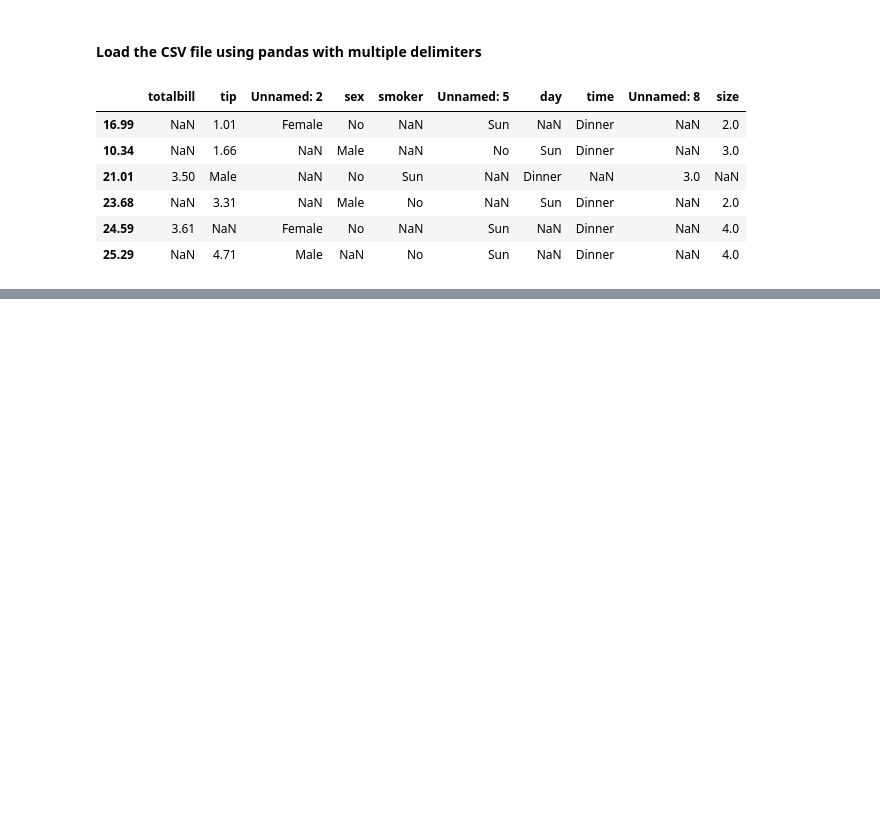
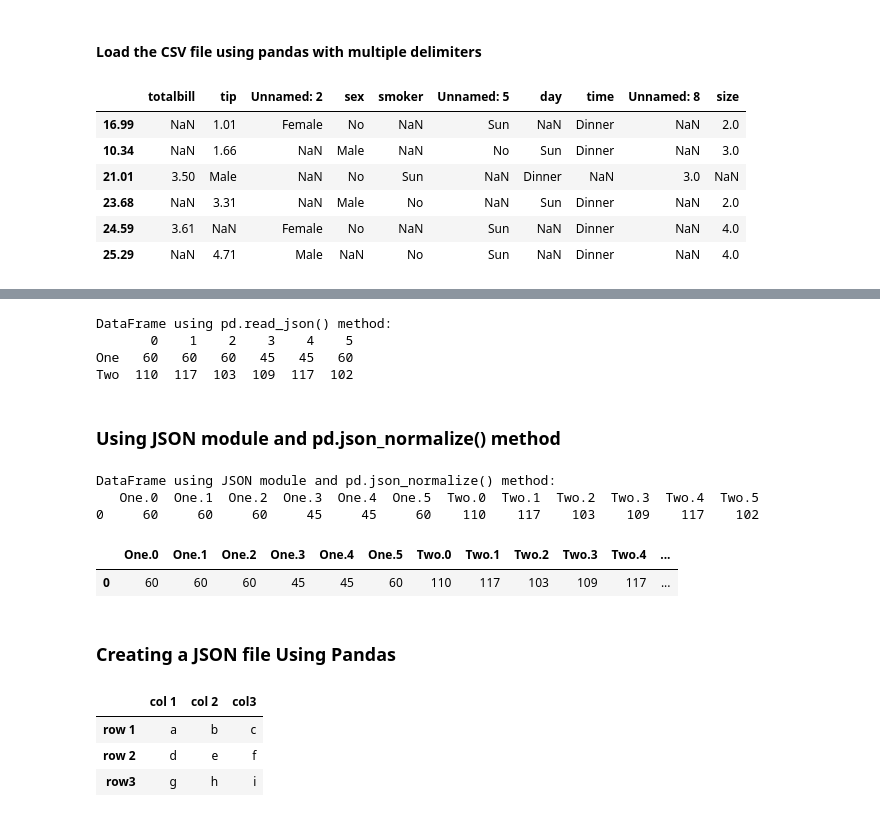
Before and after one commit to Artificial-Intelligence-Appo-Matrix/Python-Labs, a Jupyter notebook: Pandas_labs.ipynb, the cells around one changed output, grey strips where cells are left out. Cells and saved outputs as stored; diff of their text form; code cells hidden in the pictures; blank space fills up the shorter version.

```diff
--- a/Pandas_labs.ipynb
+++ b/Pandas_labs.ipynb
@@ -1570,0 +1707,23 @@ df
+# %%
+import pandas as pd
+from io import StringIO
+import json
+
+data = {
+	"One": {
+		"0": 60,
+		"1": 60,
+		"2": 60,
+		"3": 45,
+		"4": 45,
+		"5": 60
+	},
+	"Two": {
+		"0": 110,
+		"1": 117,
+		"2": 103,
+		"3": 109,
+		"4": 117,
+		"5": 102
+	}
+}
@@ -1570,0 +1741,53 @@ df
+# %%
+json_str = json.dumps(data)
+
+df_read_json = pd.read_json(StringIO(json_str), orient='index')
+
+print("DataFrame using pd.read_json() method:")
+print(df_read_json)
+# %% [output]
+DataFrame using pd.read_json() method:
+       0    1    2    3    4    5
+One   60   60   60   45   45   60
+Two  110  117  103  109  117  102
+# %% [markdown]
+### Using JSON module and pd.json_normalize() method
+# %%
+import json
+
+json_data = json.dumps(data)
+df_json_normalize = pd.json_normalize(json.loads(json_data))
+print("\nDataFrame using JSON module and pd.json_normalize() method:")
+print(df_json_normalize.to_string())
+# %% [output]
+DataFrame using JSON module and pd.json_normalize() method:
+   One.0  One.1  One.2  One.3  One.4  One.5  Two.0  Two.1  Two.2  Two.3  Two.4  Two.5
+0     60     60     60     45     45     60    110    117    103    109    117    102
+# %%
+d= pd.DataFrame(df_read_json)
+d1 = pd.DataFrame(data)
+df=pd.DataFrame(df_json_normalize)
+df
+# d1
+# d
+# %% [output]
+|  | One.0 | One.1 | One.2 | One.3 | One.4 | One.5 | Two.0 | Two.1 | Two.2 | Two.3 | Two.4 | ... |
+| 0 | 60 | 60 | 60 | 45 | 45 | 60 | 110 | 117 | 103 | 109 | 117 | ... |
+# %% [markdown]
+### Creating a JSON file Using Pandas
+# %%
+df = pd.DataFrame([['a', 'b', 'c'], ['d', 'e', 'f'], ['g', 'h', 'i']],
+                  index =['row 1', 'row 2', 'row3'],
+                  columns =['col 1', 'col 2', 'col3'])
+
+df.to_json('Datasets/file.json', orient = 'split', compression = 'infer', index = 'true')
+
+df1 = pd.read_json('Datasets/file.json', orient ='split', compression = 'infer')
+
+
+df1
+# %% [output]
+|  | col 1 | col 2 | col3 |
+| row 1 | a | b | c |
+| row 2 | d | e | f |
+| row3 | g | h | i |
```
Also changed, not shown: parts of 34 cells of this notebook.
